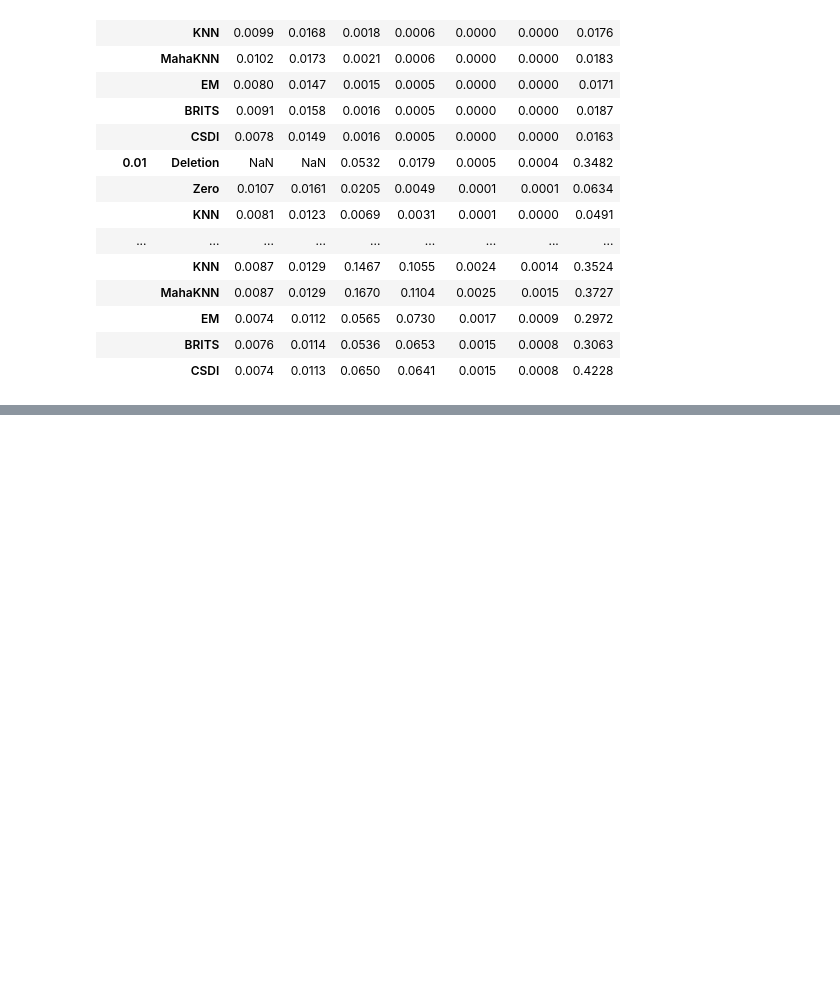
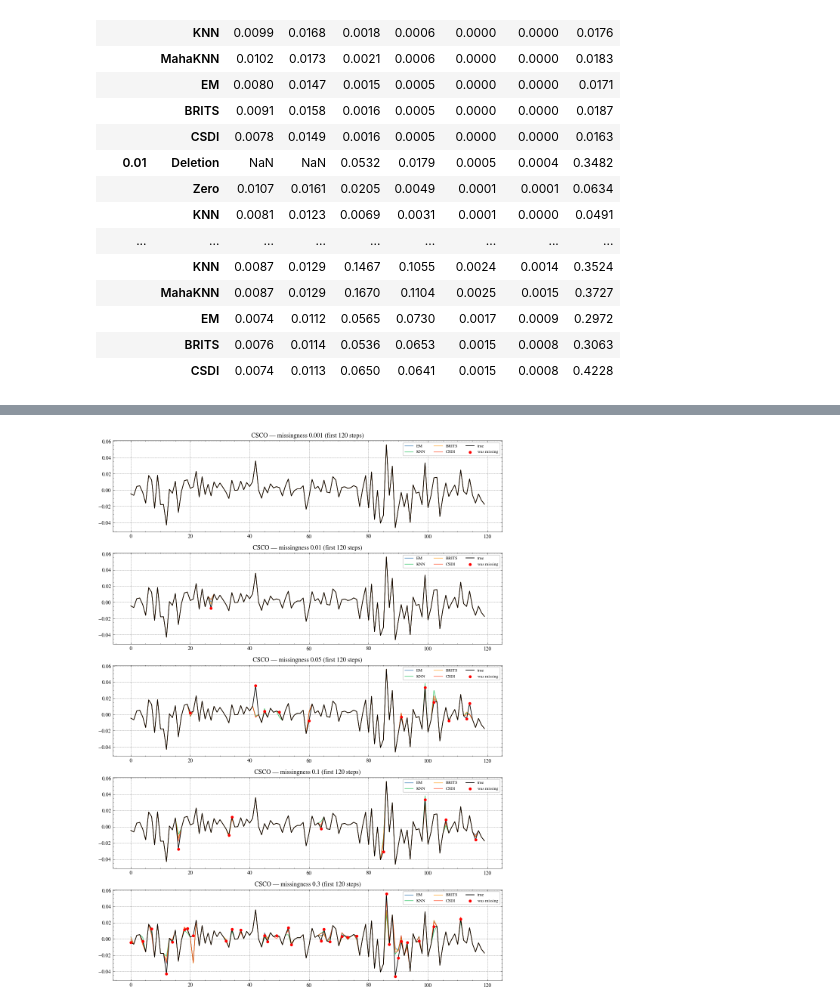
Before and after one commit to michelecarlo/Graduate-Thesis, a Jupyter notebook: Code/Analysis.ipynb, the cells around one changed output, grey strips where cells are left out. Drawn from its saved outputs; the diff is of its cells as text; code cells hidden in the pictures; blank space fills up the shorter version.

```diff
--- a/Code/Analysis.ipynb
+++ b/Code/Analysis.ipynb
@@ -381,0 +341,22 @@ scores.round(4)
+# %%
+# Plot example reconstructions from the latest `runs` / `masks`. One row per
+# missingness level, overlaying a few models on a single asset with the
+# originally-missing points marked in red. (Deletion drops rows, so it's skipped.)
+asset, win = 3, 120
+show_models = ["EM", "KNN", "BRITS", "CSDI"]
+true = df.to_numpy()[:win, asset]
+
+levels = list(runs)
+fig, axes = plt.subplots(len(levels), 1, figsize=(11, 3 * len(levels)), squeeze=False)
+for ax, level in zip(axes[:, 0], levels):
+    missing_idx = np.where(masks[level][:win, asset])[0]
+    for name in show_models:
+        ax.plot(np.asarray(runs[level][name])[:win, asset], lw=1, alpha=0.8, label=name)
+    ax.plot(true, color="black", lw=1.2, label="true")
+    ax.scatter(missing_idx, true[missing_idx], color="red", s=20, zorder=5, label="was missing")
+    ax.set_title(f"{df.columns[asset]} — missingness {level} (first {win} steps)")
+    ax.legend(ncol=3, fontsize=8)
+fig.tight_layout()
+plt.show()
+# %% [output]
+[figure, added]
```
Also changed, not shown: parts of 5 cells of this notebook.
